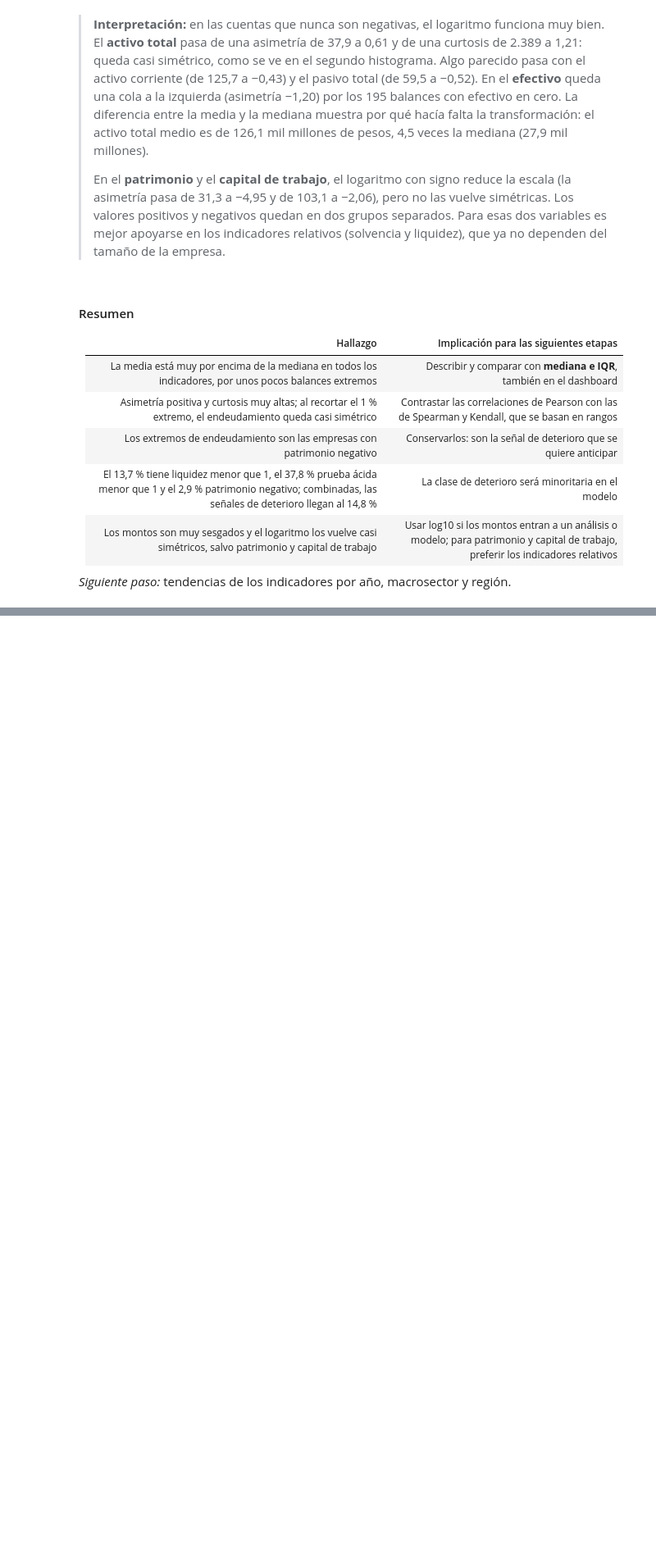
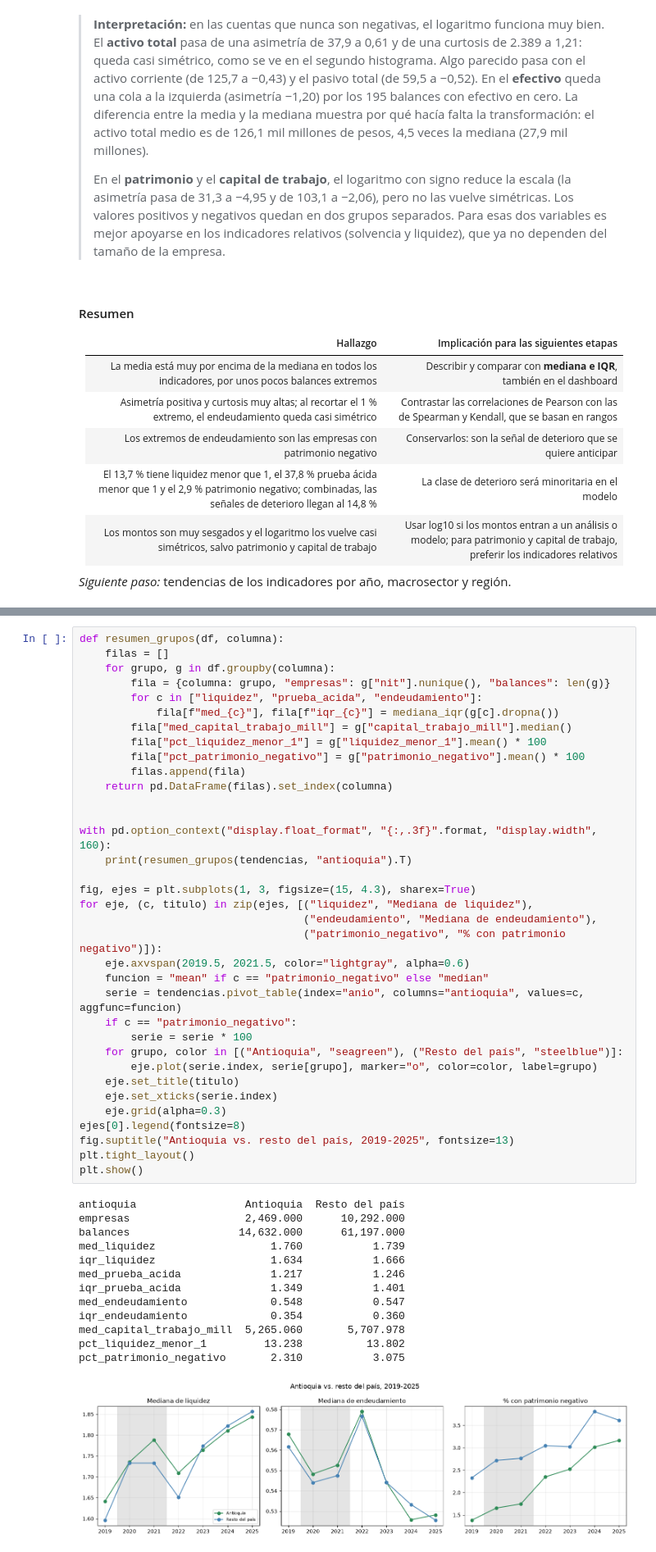
Before and after one commit to JulianHZ711/Final-AnalisisDatos, a Jupyter notebook: notebooks/proyecto_integrador.ipynb, the cells around one changed output, grey strips where cells are left out. Shown at 82% size. Saved outputs shown, nothing was run; the diff lists cells and outputs as text; blank space fills up the shorter version.

```diff
--- a/notebooks/proyecto_integrador.ipynb
+++ b/notebooks/proyecto_integrador.ipynb
@@ -1865,0 +2140,49 @@ plt.show()
+# %%
+def resumen_grupos(df, columna):
+    filas = []
+    for grupo, g in df.groupby(columna):
+        fila = {columna: grupo, "empresas": g["nit"].nunique(), "balances": len(g)}
+        for c in ["liquidez", "prueba_acida", "endeudamiento"]:
+            fila[f"med_{c}"], fila[f"iqr_{c}"] = mediana_iqr(g[c].dropna())
+        fila["med_capital_trabajo_mill"] = g["capital_trabajo_mill"].median()
+        fila["pct_liquidez_menor_1"] = g["liquidez_menor_1"].mean() * 100
+        fila["pct_patrimonio_negativo"] = g["patrimonio_negativo"].mean() * 100
+        filas.append(fila)
+    return pd.DataFrame(filas).set_index(columna)
+
+
+with pd.option_context("display.float_format", "{:,.3f}".format, "display.width", 160):
+    print(resumen_grupos(tendencias, "antioquia").T)
+
+fig, ejes = plt.subplots(1, 3, figsize=(15, 4.3), sharex=True)
+for eje, (c, titulo) in zip(ejes, [("liquidez", "Mediana de liquidez"),
+                                   ("endeudamiento", "Mediana de endeudamiento"),
+                                   ("patrimonio_negativo", "% con patrimonio negativo")]):
+    eje.axvspan(2019.5, 2021.5, color="lightgray", alpha=0.6)
+    funcion = "mean" if c == "patrimonio_negativo" else "median"
+    serie = tendencias.pivot_table(index="anio", columns="antioquia", values=c, aggfunc=funcion)
+    if c == "patrimonio_negativo":
+        serie = serie * 100
+    for grupo, color in [("Antioquia", "seagreen"), ("Resto del país", "steelblue")]:
+        eje.plot(serie.index, serie[grupo], marker="o", color=color, label=grupo)
+    eje.set_title(titulo)
+    eje.set_xticks(serie.index)
+    eje.grid(alpha=0.3)
+ejes[0].legend(fontsize=8)
+fig.suptitle("Antioquia vs. resto del país, 2019-2025", fontsize=13)
+plt.tight_layout()
+plt.show()
+# %% [output]
+antioquia                 Antioquia  Resto del país
+empresas                  2,469.000      10,292.000
+balances                 14,632.000      61,197.000
+med_liquidez                  1.760           1.739
+iqr_liquidez                  1.634           1.666
+med_prueba_acida              1.217           1.246
+iqr_prueba_acida              1.349           1.401
+med_endeudamiento             0.548           0.547
+iqr_endeudamiento             0.354           0.360
+med_capital_trabajo_mill  5,265.060       5,707.978
+pct_liquidez_menor_1         13.238          13.802
+pct_patrimonio_negativo       2.310           3.075
+[figure, added]
```
Also changed, not shown: parts of 19 cells of this notebook.
